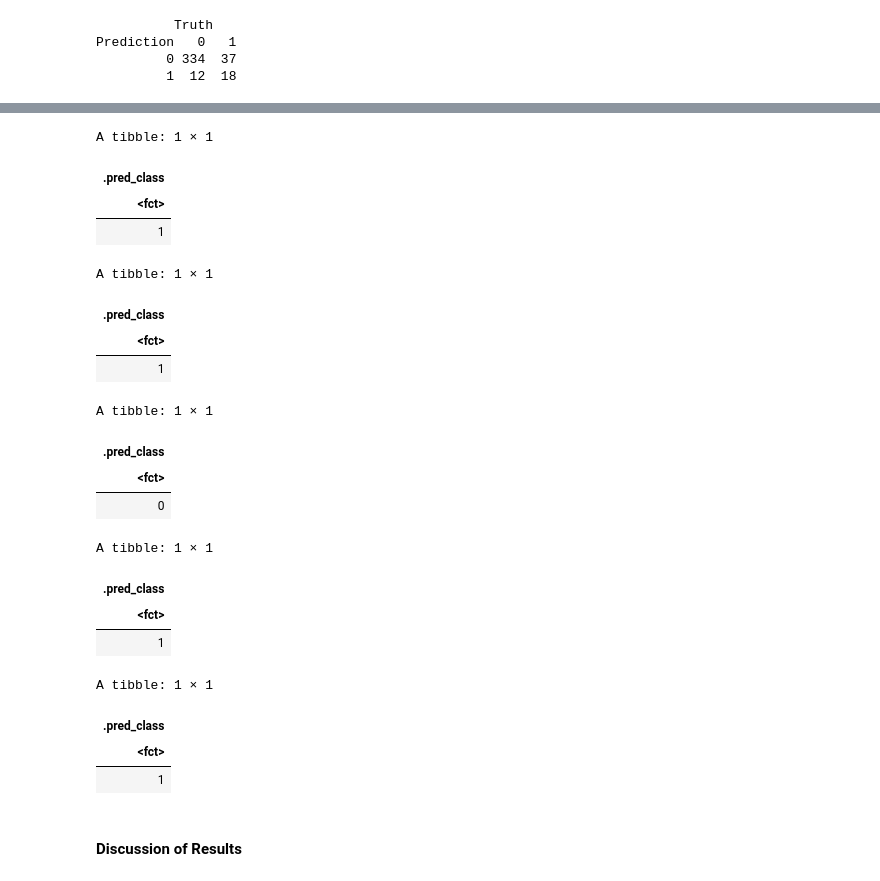
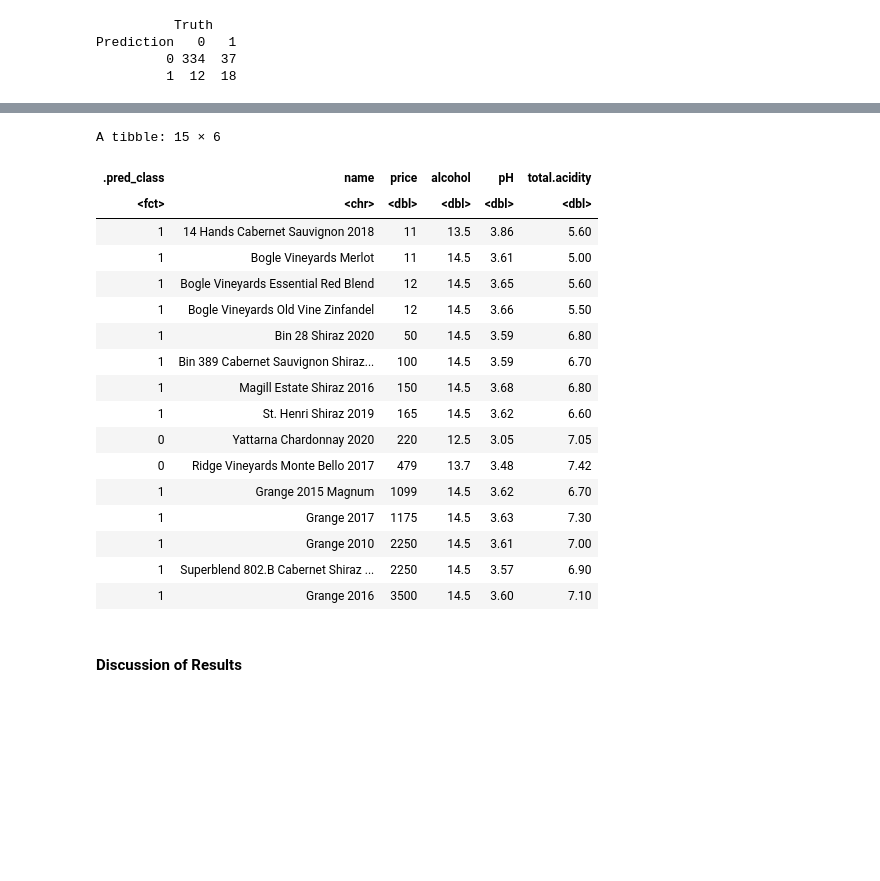
Before and after one commit to man-on-wire/Vinho-Verde, a Jupyter notebook: Written Proposal.ipynb, the cells around one changed output, grey strips where cells are left out. Saved outputs shown, nothing was run; the diff lists cells and outputs as text; code cells hidden in the pictures; blank space fills up the shorter version.

Commit message:
Added prediction tibble

```diff
--- a/Written Proposal.ipynb
+++ b/Written Proposal.ipynb
@@ -235,56 +343,28 @@ We decided, in terms of dollars, that the criteria for a cheap wine is <100, tha
 # %%
-cheap_wine <- tibble(pH = 3.58,
-                   total.acidity = 6.3,
-                    alcohol = 13.9)
+options(repr.matrix.max.rows = 15)
 
-cheap_wine_2 <- tibble(pH = 3.77,
-                   total.acidity = 5.3,
-                    alcohol = 13.5)
-
-cheap_wine_3 <- tibble(pH = 3.76,
-                   total.acidity = 5.3,
-                    alcohol = 14.5)
-
-medium_wine <- tibble(pH = 3.7,
-                   total.acidity = 7.07,
-                    alcohol = 14.5)
-
-exp_wine <- tibble(pH = 3.62,
-                   total.acidity = 6.9,
-                    alcohol = 13.5)
-
-cheap_wine_predict <- predict(wine_fit, cheap_wine)
-cheap_wine_2_predict <- predict(wine_fit, cheap_wine_2)
-medium_wine_predict <- predict(wine_fit, medium_wine)
-exp_wine_predict <- predict(wine_fit, exp_wine)
-cheap_wine_3_predict <- predict(wine_fit, cheap_wine_3)
-
-cheap_wine_predict
-medium_wine_predict
-exp_wine_predict
-cheap_wine_2_predict
-cheap_wine_3_predict
+wine_predictions <- predict(wine_fit, wine_tib) |>
+       bind_cols(wine_tib)
+wine_predictions
 # %% [output]
-A tibble: 1 × 1
+A tibble: 15 × 6
-| .pred_class |
-| <fct> |
-| 1 |
+| .pred_class | name | price | alcohol | pH | total.acidity |
+| <fct> | <chr> | <dbl> | <dbl> | <dbl> | <dbl> |
+| 1 | 14 Hands Cabernet Sauvignon 2018 | 11 | 13.5 | 3.86 | 5.60 |
+| 1 | Bogle Vineyards Merlot | 11 | 14.5 | 3.61 | 5.00 |
+| 1 | Bogle Vineyards Essential Red Blend | 12 | 14.5 | 3.65 | 5.60 |
+| 1 | Bogle Vineyards Old Vine Zinfandel | 12 | 14.5 | 3.66 | 5.50 |
+| 1 | Bin 28 Shiraz 2020 | 50 | 14.5 | 3.59 | 6.80 |
+| 1 | Bin 389 Cabernet Sauvignon Shiraz... | 100 | 14.5 | 3.59 | 6.70 |
+| 1 | Magill Estate Shiraz 2016 | 150 | 14.5 | 3.68 | 6.80 |
+| 1 | St. Henri Shiraz 2019 | 165 | 14.5 | 3.62 | 6.60 |
+| 0 | Yattarna Chardonnay 2020 | 220 | 12.5 | 3.05 | 7.05 |
+| 0 | Ridge Vineyards Monte Bello 2017 | 479 | 13.7 | 3.48 | 7.42 |
+| 1 | Grange 2015 Magnum | 1099 | 14.5 | 3.62 | 6.70 |
+| 1 | Grange 2017 | 1175 | 14.5 | 3.63 | 7.30 |
+| 1 | Grange 2010 | 2250 | 14.5 | 3.61 | 7.00 |
+| 1 | Superblend 802.B Cabernet Shiraz ... | 2250 | 14.5 | 3.57 | 6.90 |
+| 1 | Grange 2016 | 3500 | 14.5 | 3.60 | 7.10 |
-A tibble: 1 × 1
-| .pred_class |
-| <fct> |
-| 1 |
-A tibble: 1 × 1
-| .pred_class |
-| <fct> |
-| 0 |
-A tibble: 1 × 1
-| .pred_class |
-| <fct> |
-| 1 |
-A tibble: 1 × 1
-| .pred_class |
-| <fct> |
-| 1 |
 # %% [markdown]
 #### Discussion of Results
 # %% [markdown]
```
Also changed, not shown: parts of 6 cells of this notebook.
